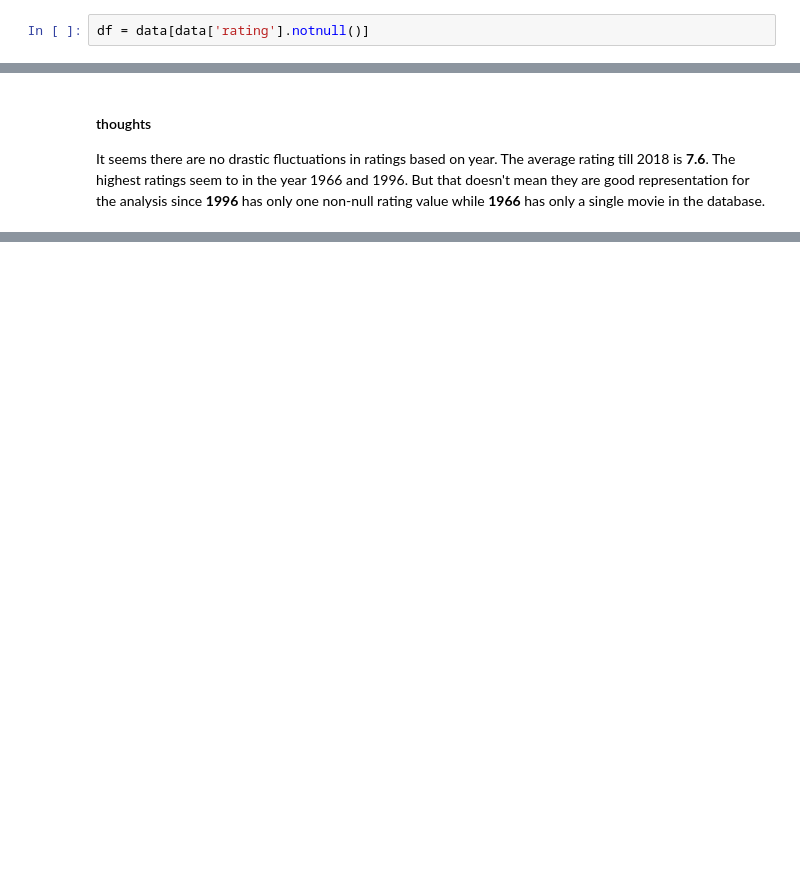
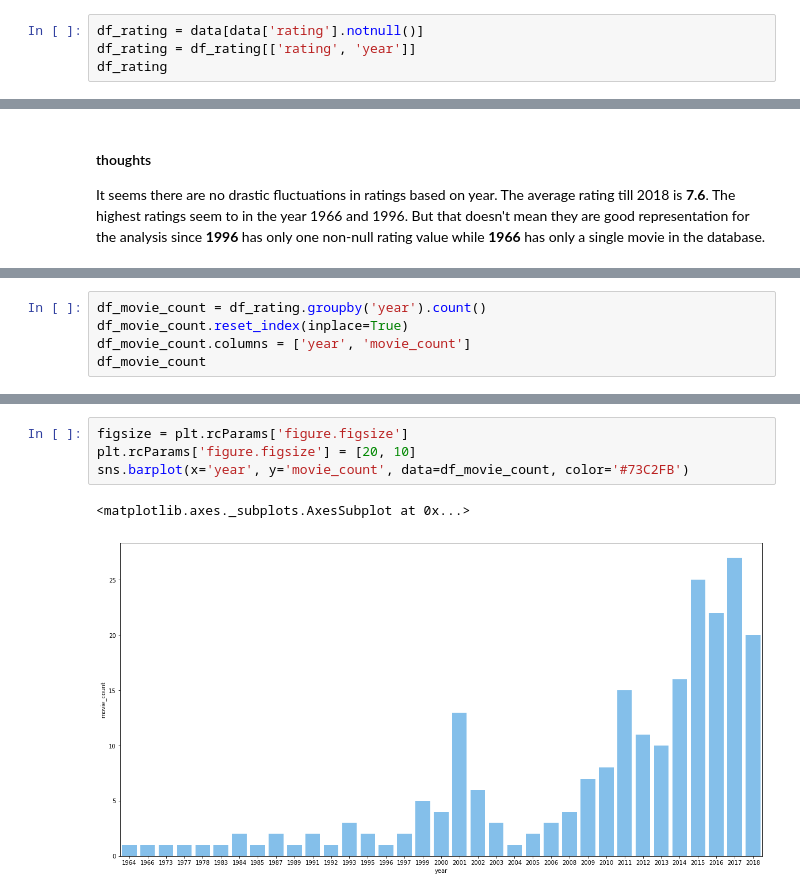
Before and after one commit to NISH1001/nepalimdb, a Jupyter notebook: nepali-movie-analyzer.ipynb, the cells around one changed output, grey strips where cells are left out. Drawn from its saved outputs; the diff is of its cells as text; blank space fills up the shorter version.

Commit message:
Analyze movie count per year and update readme with useful information

```diff
--- a/nepali-movie-analyzer.ipynb
+++ b/nepali-movie-analyzer.ipynb
@@ -110,4 +109,6 @@ sns.boxplot(data=data[['rating', 'title']])
 # %% [markdown]
 # Year and Rating
 # %%
-df = data[data['rating'].notnull()]
+df_rating = data[data['rating'].notnull()]
+df_rating = df_rating[['rating', 'year']]
+df_rating
@@ -164,0 +196,5 @@ But that doesn't mean they are good representation for the analysis since **1996
+# %%
+df_movie_count = df_rating.groupby('year').count()
+df_movie_count.reset_index(inplace=True)
+df_movie_count.columns = ['year', 'movie_count']
+df_movie_count
@@ -164,0 +219,7 @@ But that doesn't mean they are good representation for the analysis since **1996
+# %%
+figsize = plt.rcParams['figure.figsize']
+plt.rcParams['figure.figsize'] = [20, 10]
+sns.barplot(x='year', y='movie_count', data=df_movie_count, color='#73C2FB')
+# %% [output]
+<matplotlib.axes._subplots.AxesSubplot at 0x...>
+[figure, added]
```
Also changed, not shown: parts of 24 cells of this notebook, 4 other files.
